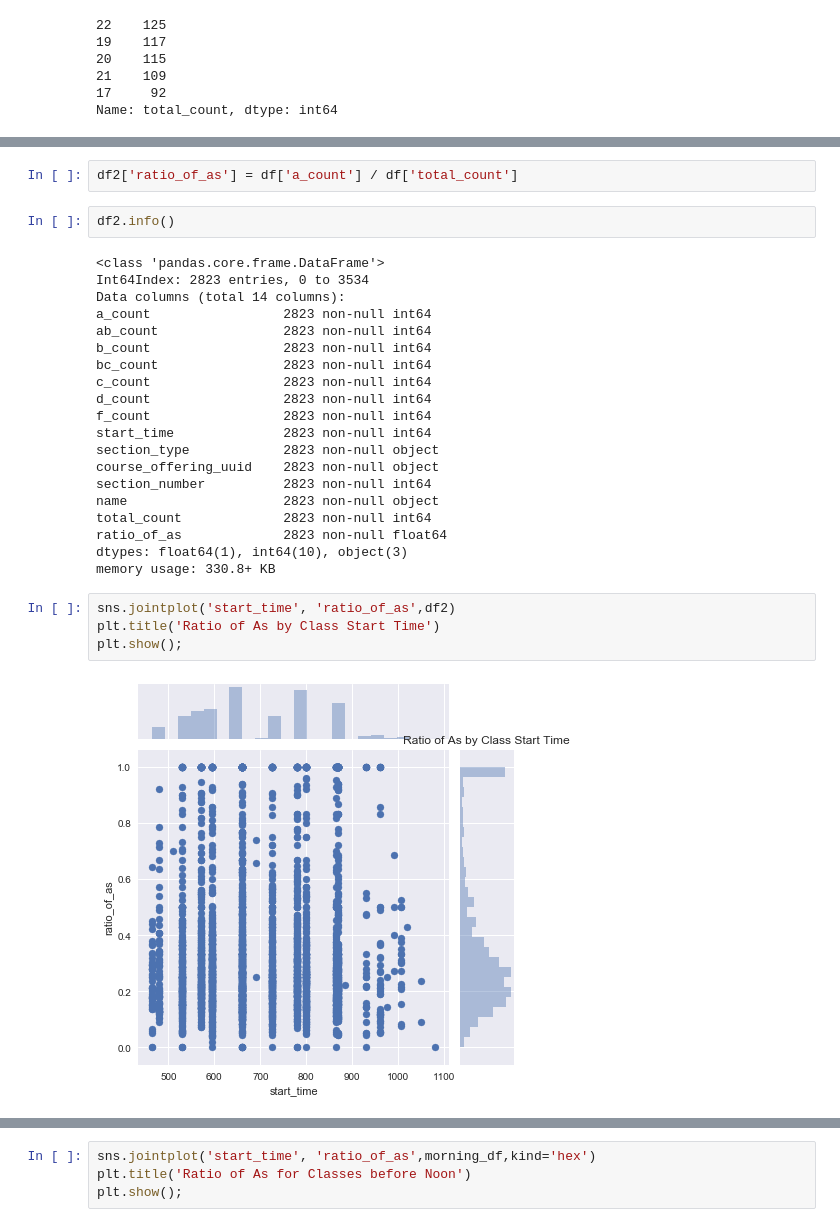
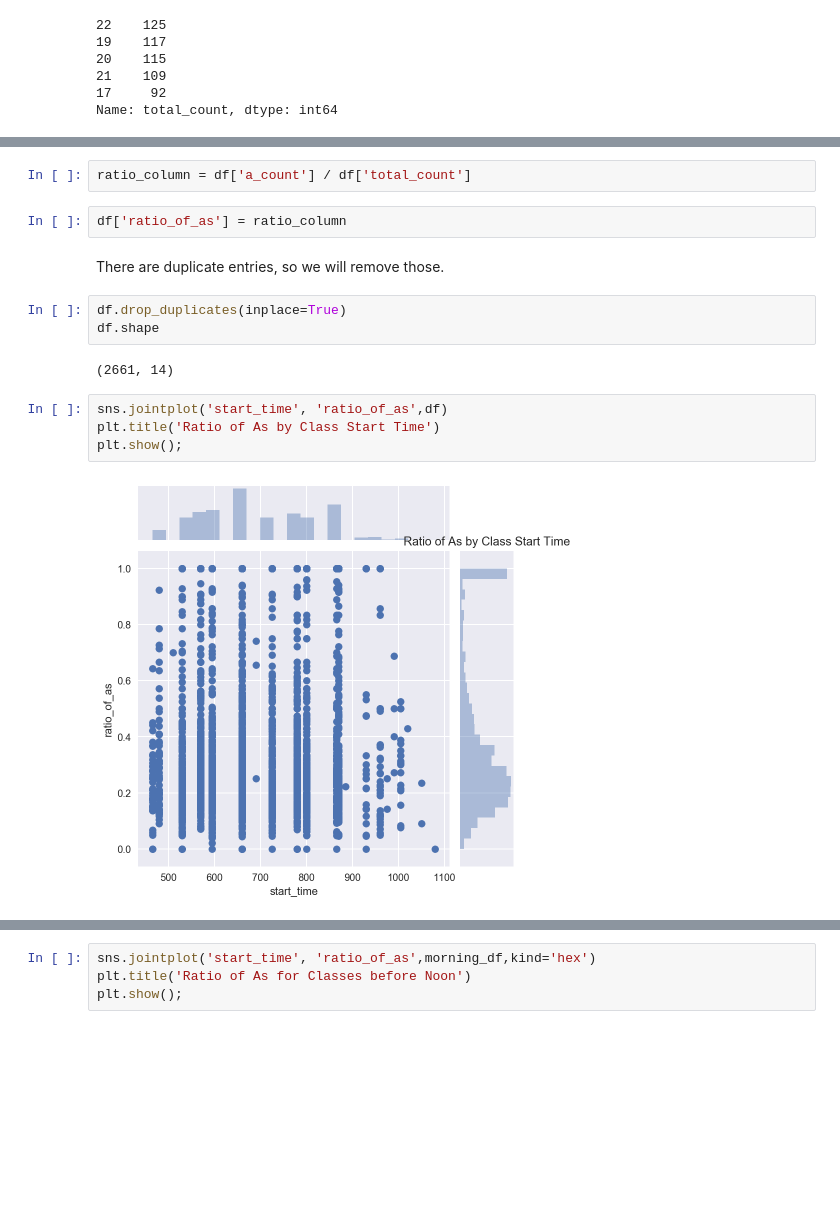
Before and after one commit to kayschulz/build_course_schedule, a Jupyter notebook: math_time_and_grades.ipynb, the cells around one changed output, grey strips where cells are left out. Saved outputs shown, nothing was run; the diff lists cells and outputs as text; blank space fills up the shorter version.

```diff
--- a/math_time_and_grades.ipynb
+++ b/math_time_and_grades.ipynb
@@ -154,30 +152,17 @@ df2 = df.copy()
 # %%
-df2['ratio_of_as'] = df['a_count'] / df['total_count']
+ratio_column = df['a_count'] / df['total_count']
-# %%
-df2.info()
-# %% [output]
-<class 'pandas.core.frame.DataFrame'>
-Int64Index: 2823 entries, 0 to 3534
-Data columns (total 14 columns):
-a_count                 2823 non-null int64
-ab_count                2823 non-null int64
-b_count                 2823 non-null int64
-bc_count                2823 non-null int64
-c_count                 2823 non-null int64
-d_count                 2823 non-null int64
-f_count                 2823 non-null int64
-start_time              2823 non-null int64
-section_type            2823 non-null object
-course_offering_uuid    2823 non-null object
-section_number          2823 non-null int64
-name                    2823 non-null object
-total_count             2823 non-null int64
-ratio_of_as             2823 non-null float64
-dtypes: float64(1), int64(10), object(3)
-memory usage: 330.8+ KB
+# %%
+df['ratio_of_as'] = ratio_column
+# %% [markdown]
+There are duplicate entries, so we will remove those.
+# %%
+df.drop_duplicates(inplace=True)
+df.shape
+# %% [output]
+(2661, 14)
 # %%
-sns.jointplot('start_time', 'ratio_of_as',df2)
+sns.jointplot('start_time', 'ratio_of_as',df)
 plt.title('Ratio of As by Class Start Time')
 plt.show();
 # %% [output]
-[figure, old version]
+[figure, new version]
```
Also changed, not shown: parts of 20 cells of this notebook.
